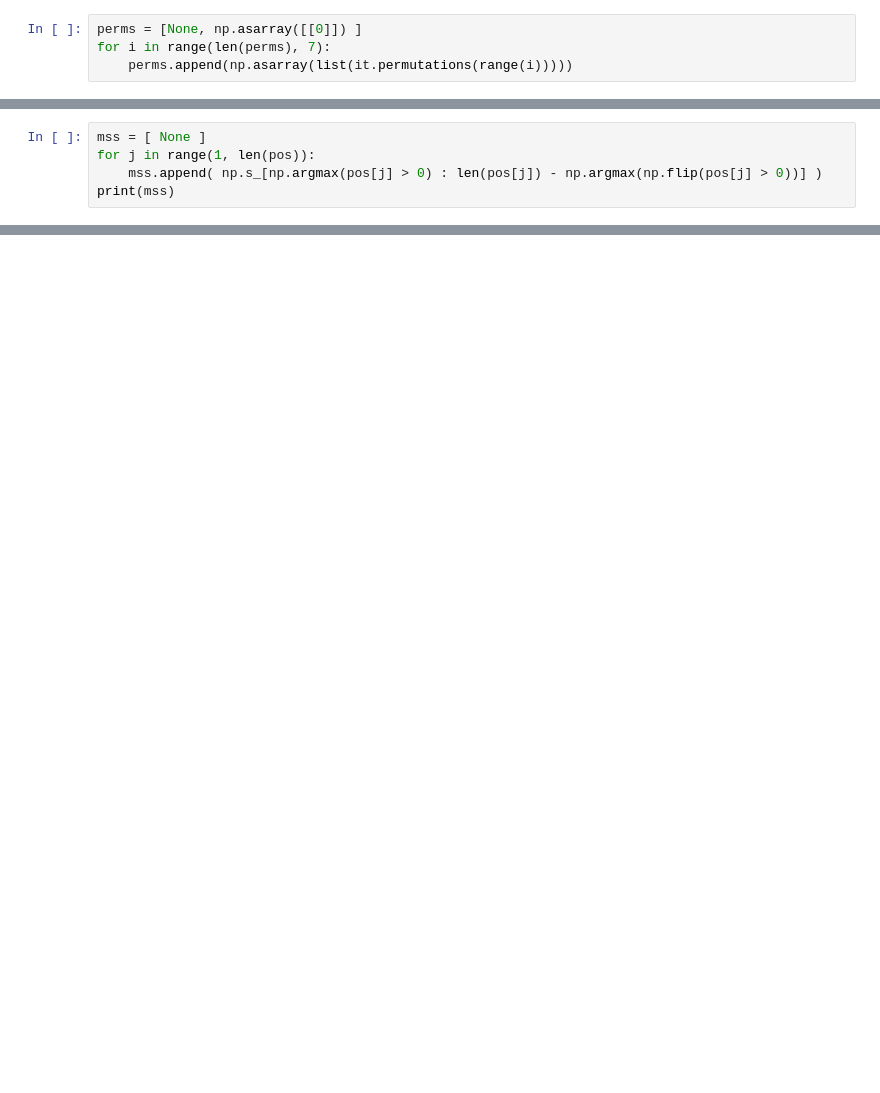
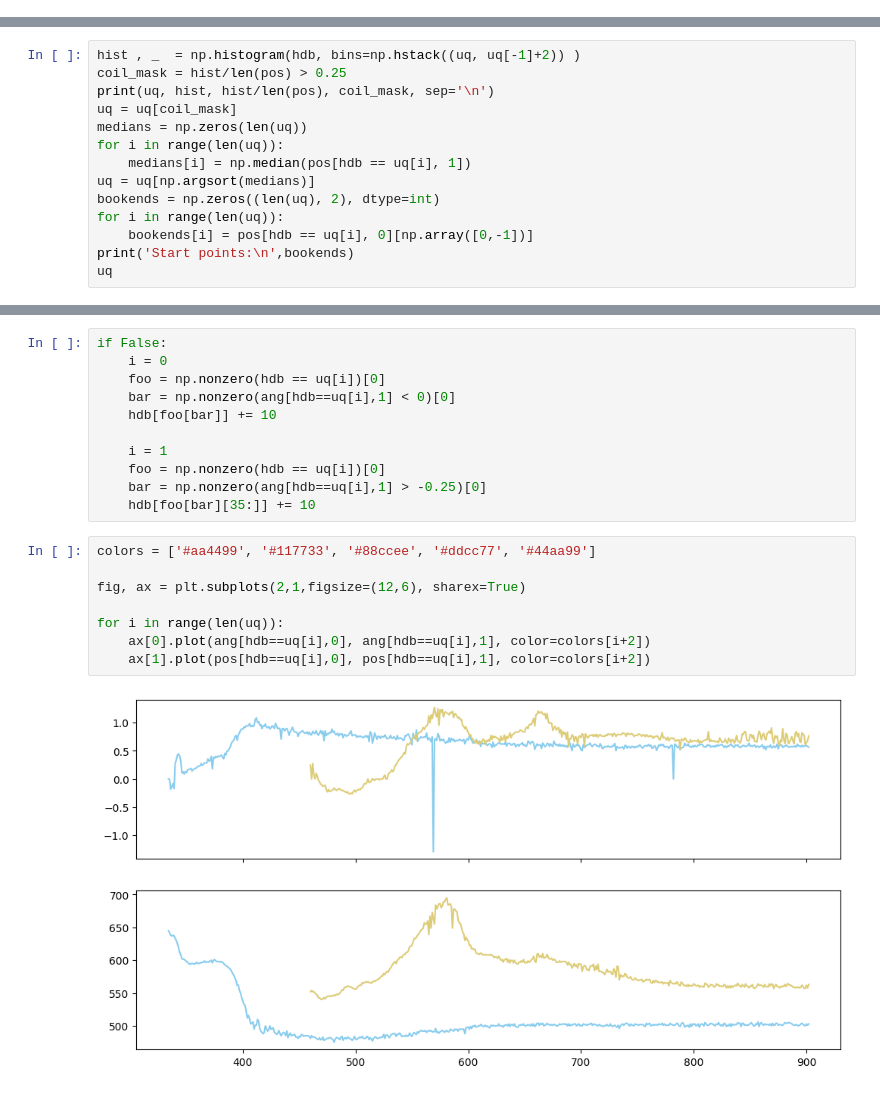
Before and after one commit to ejamezquita/cuscuta, a Jupyter notebook: jupyter/03_concatenation_tiff_series.ipynb, the cells around one changed output, grey strips where cells are left out. Saved outputs shown, nothing was run; the diff lists cells and outputs as text; blank space fills up the shorter version.

```diff
--- a/jupyter/03_concatenation_tiff_series.ipynb
+++ b/jupyter/03_concatenation_tiff_series.ipynb
@@ -19,4 +0,0 @@ from sklearn import linear_model as linear
-# %%
-perms = [None, np.asarray([[0]]) ]
-for i in range(len(perms), 7):
-    perms.append(np.asarray(list(it.permutations(range(i)))))
@@ -458,5 +0,0 @@ mang = df.loc[:, ['timestamp'] + ['angle_sg_{}'.format(i) for i in range(L,0,-1)
-# %%
-mss = [ None ]
-for j in range(1, len(pos)):
-    mss.append( np.s_[np.argmax(pos[j] > 0) : len(pos[j]) - np.argmax(np.flip(pos[j] > 0))] )
-print(mss)
@@ -601,0 +138,14 @@ plt.savefig(filename + '.pdf', format='pdf', bbox_inches='tight')
+# %%
+hist , _  = np.histogram(hdb, bins=np.hstack((uq, uq[-1]+2)) )
+coil_mask = hist/len(pos) > 0.25
+print(uq, hist, hist/len(pos), coil_mask, sep='\n')
+uq = uq[coil_mask]
+medians = np.zeros(len(uq))
+for i in range(len(uq)):
+    medians[i] = np.median(pos[hdb == uq[i], 1])
+uq = uq[np.argsort(medians)]
+bookends = np.zeros((len(uq), 2), dtype=int)
+for i in range(len(uq)):
+    bookends[i] = pos[hdb == uq[i], 0][np.array([0,-1])]
+print('Start points:\n',bookends)
+uq
@@ -601,0 +161,21 @@ plt.savefig(filename + '.pdf', format='pdf', bbox_inches='tight')
+# %%
+if False:
+    i = 0
+    foo = np.nonzero(hdb == uq[i])[0]
+    bar = np.nonzero(ang[hdb==uq[i],1] < 0)[0]
+    hdb[foo[bar]] += 10
+
+    i = 1
+    foo = np.nonzero(hdb == uq[i])[0]
+    bar = np.nonzero(ang[hdb==uq[i],1] > -0.25)[0]
+    hdb[foo[bar][35:]] += 10
+# %%
+colors = ['#aa4499', '#117733', '#88ccee', '#ddcc77', '#44aa99']
+
+fig, ax = plt.subplots(2,1,figsize=(12,6), sharex=True)
+
+for i in range(len(uq)):
+    ax[0].plot(ang[hdb==uq[i],0], ang[hdb==uq[i],1], color=colors[i+2])
+    ax[1].plot(pos[hdb==uq[i],0], pos[hdb==uq[i],1], color=colors[i+2])
+# %% [output]
+[figure, added]
```
Also changed, not shown: parts of 43 cells of this notebook, 11 other files.
